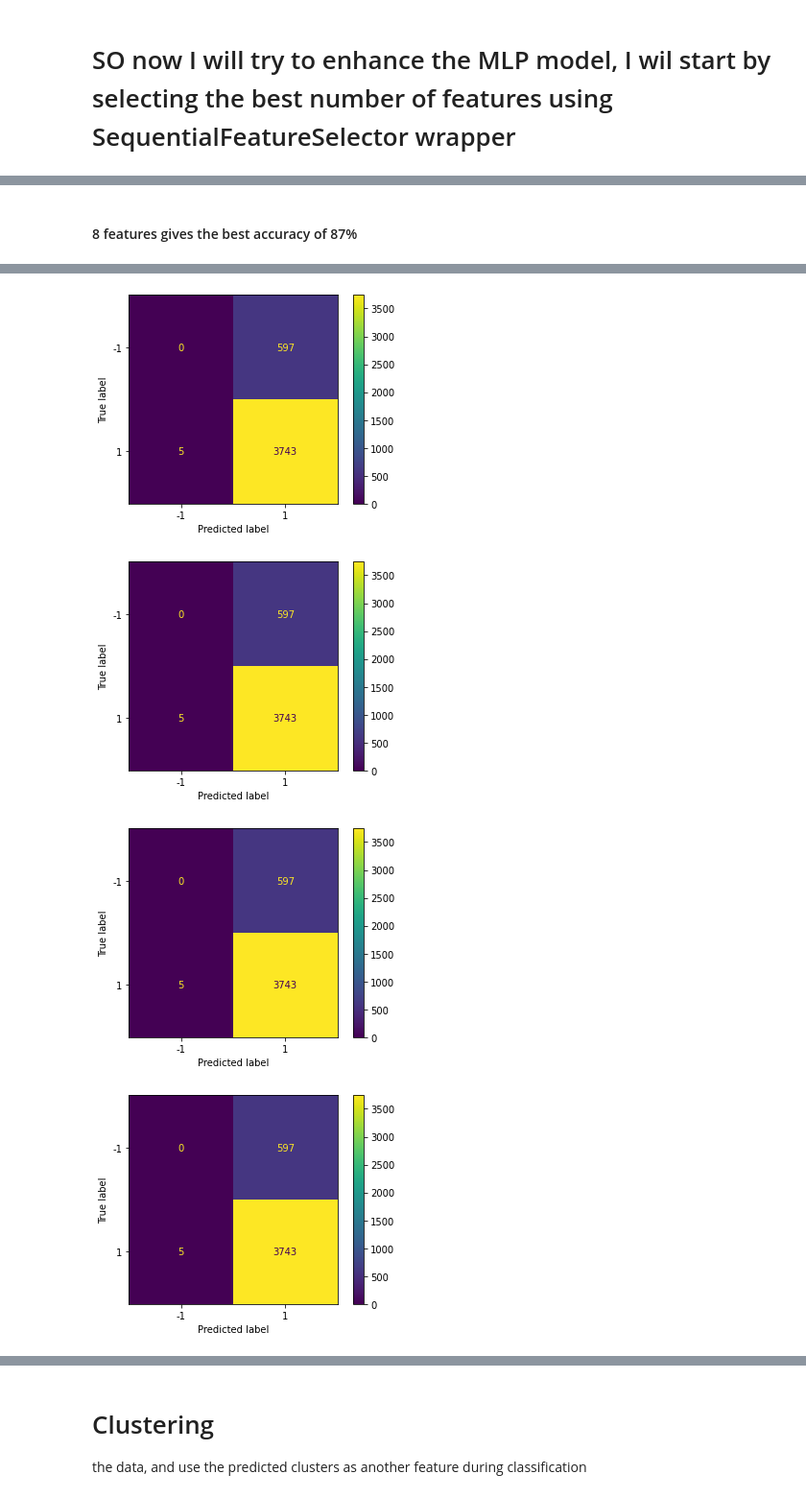
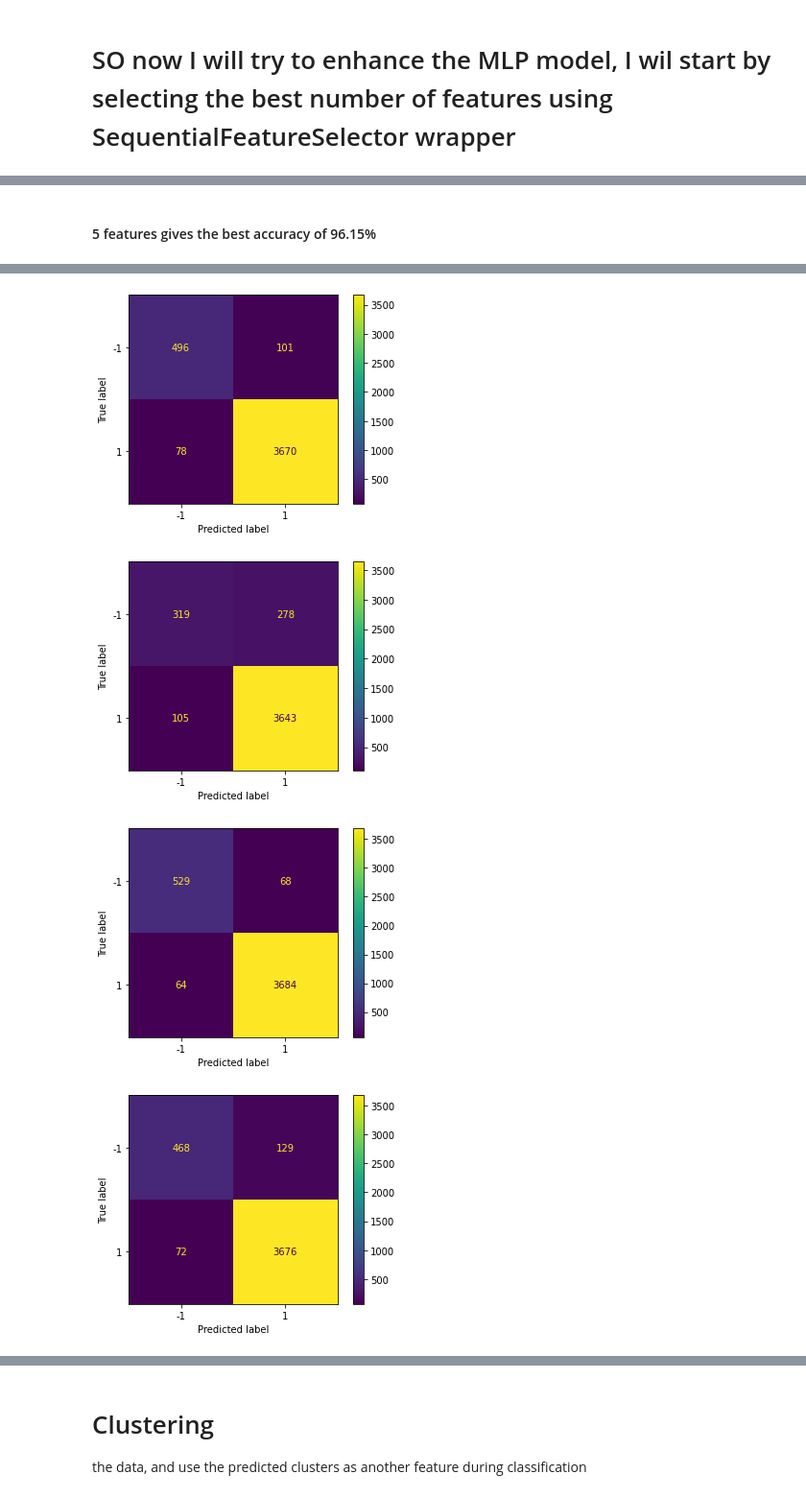
Before and after one commit to HadyKh/Crowd-Sensing-Classification, a Jupyter notebook: Code.ipynb, the cells around one changed output, grey strips where cells are left out. Shown at 96% size. Saved outputs shown, nothing was run; the diff lists cells and outputs as text; code cells hidden in the pictures.

```diff
--- a/Code.ipynb
+++ b/Code.ipynb
@@ -892,9 +957,11 @@ def model_wrapper(model, x_train, x_test, y_train, n):
 # %%
 mlp_selector_accuracy = []
-mlp_model = MLPClassifier(activation="tanh", solver='sgd', hidden_layer_sizes=(15,15),
-                      learning_rate = 'constant', momentum = 0.9, n_iter_no_change = 15, power_t = 0.5)
-for i in range(3, 10):
-    selector_train, selector_test = model_wrapper(mlp_model, xtrain, xtest, ytrain, i)
+
+for i in range(1, 9):
+    mlp_model = MLPClassifier(activation="tanh", solver='sgd', hidden_layer_sizes=(15,15),
+                                learning_rate_init = 0.2, momentum = 0.9, n_iter_no_change = 5, power_t = 0.3)
+    selector_train, selector_test = model_wrapper(mlp_model, xtrain_scaled, xtest_scaled, ytrain, i)
     mlp_accuracy, model, ypred = model_mlpclassifier(selector_train, selector_test, ytrain, ytest)
+    print(mlp_accuracy)
     mlp_selector_accuracy.append(mlp_accuracy)
 # %% [output]
@@ -905,18 +981,18 @@ plot_features_vs_accuracy(range(3, 10), mlp_selector_accuracy, [mlp_accuracy_avg
 # %% [markdown]
-#### 8 features gives the best accuracy of 87%
+#### 5 features gives the best accuracy of 96.15%
 # %%
 # pca = PCA(n_components = 8)
 # pca_train = pca.fit_transform(xtrain)
 # pca_test = pca.transform(xtest)
 
-selector_train, selector_test = model_wrapper(model, xtrain, xtest, ytrain, n)
+selector_train, selector_test = model_wrapper(mlp_model, xtrain_scaled, xtest_scaled, ytrain, 5)
 # %%
 acc = []
 for i in range(0,10):
     accuracy, model, y_pred = model_mlpclassifier(selector_train, selector_test, ytrain, ytest)
     print(accuracy)
-    acc.append(acc)
-    plot_confusion_matrix(model, pca_test, ytest)
+    acc.append(accuracy)
+    plot_confusion_matrix(model, selector_test, ytest)
 
 average_acc = sum(acc)/len(acc)
 # %% [output]
@@ -933,4 +1009,4 @@ average_acc = sum(acc)/len(acc)
-[figure, old version]
+[figure, new version]
-[figure, old version]
+[figure, new version]
-[figure, old version]
+[figure, new version]
-[figure, old version]
+[figure, new version]
```
Also changed, not shown: parts of 40 cells of this notebook.
